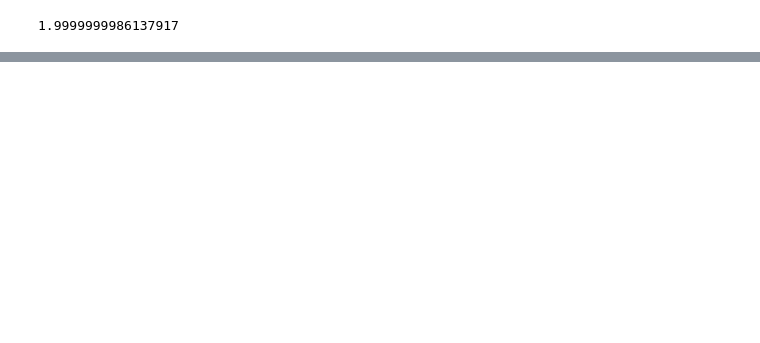
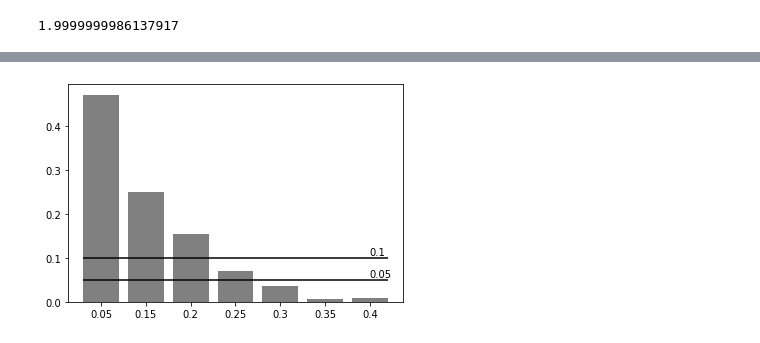
Before and after one commit to micky85lu/Data-Assimilation-Project, a Jupyter notebook: test_nongaussian.ipynb, the cells around one changed output, grey strips where cells are left out. Saved outputs shown, nothing was run; the diff lists cells and outputs as text; code cells hidden in the pictures; blank space fills up the shorter version.

```diff
--- a/test_nongaussian.ipynb
+++ b/test_nongaussian.ipynb
@@ -361,0 +379,5 @@ my_cv.var(scale=np.sqrt(2))
+# %%
+from scipy.stats import ttest_1samp
+
+ss = np.random.normal(0.2, np.sqrt(2), size=200)
+ttest_1samp(ss, 0)[1]
@@ -361,0 +386,10 @@ my_cv.var(scale=np.sqrt(2))
+# %%
+p_dict = {}
+for m in np.arange(0, 0.55, 0.05):
+    p = []
+    for i in range(100):
+        ss = np.random.normal(m, np.sqrt(2), size=200)
+        pvalue = ttest_1samp(ss, 0)[1]
+        p.append(pvalue)
+    print(f'm: {m:3.2f}, pvalue: {np.mean(p)}')
+    p_dict[f'{m:3.2f}'] = np.mean(p)
@@ -361,0 +408,10 @@ my_cv.var(scale=np.sqrt(2))
+# %%
+p = [0.05, 0.15, 0.2, 0.25, 0.3, 0.35, 0.4]
+for i in range(len(p)):
+    plt.bar(i, p_dict[f'{p[i]:3.2f}'], color='grey')
+plt.xticks(list(range(len(p))), p)
+plt.hlines([0.05, 0.1], -0.4, 6.4)
+plt.text(6, 0.055, '0.05')
+plt.text(6, 0.105, '0.1');
+# %% [output]
+[figure, added]
```
Also changed, not shown: parts of 14 cells of this notebook, 2 other files.
